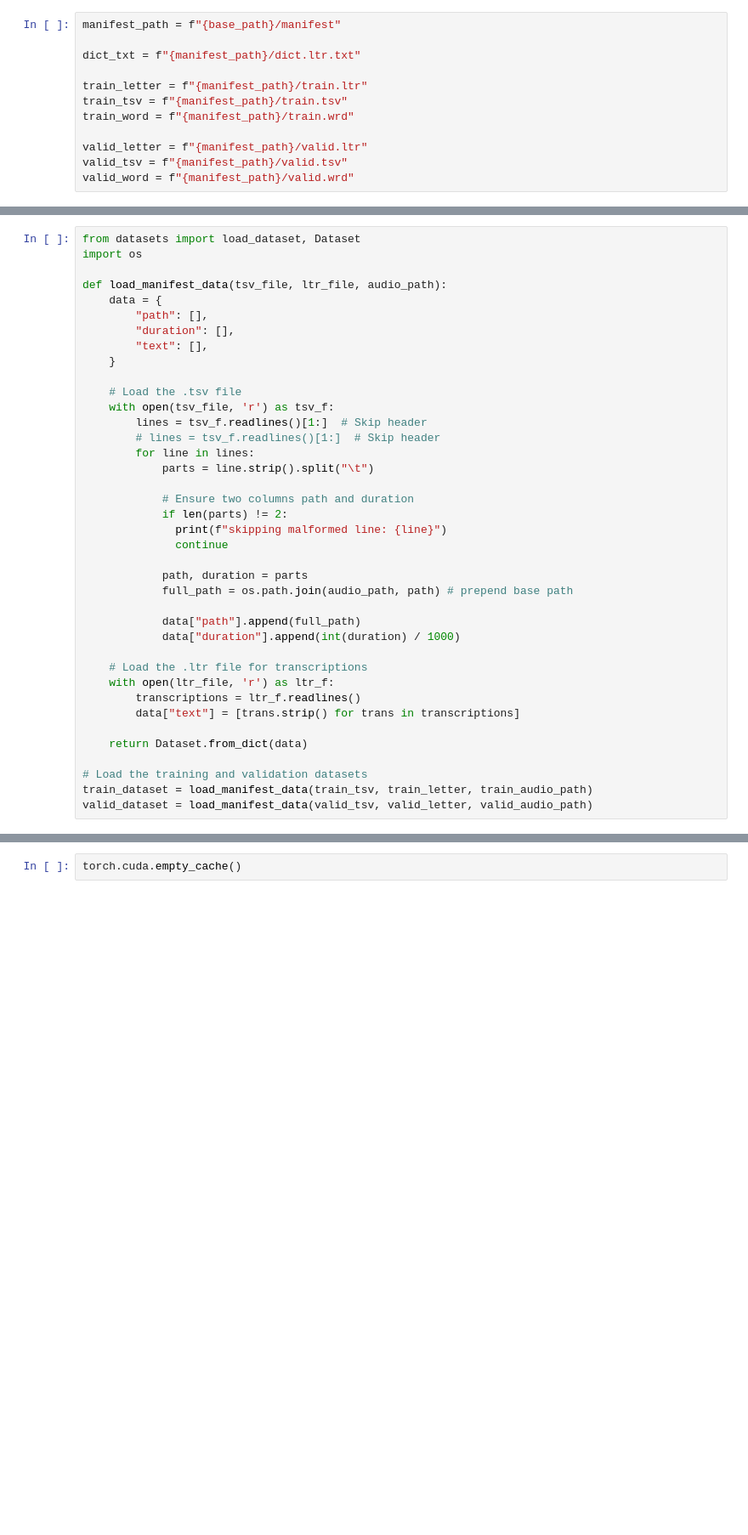
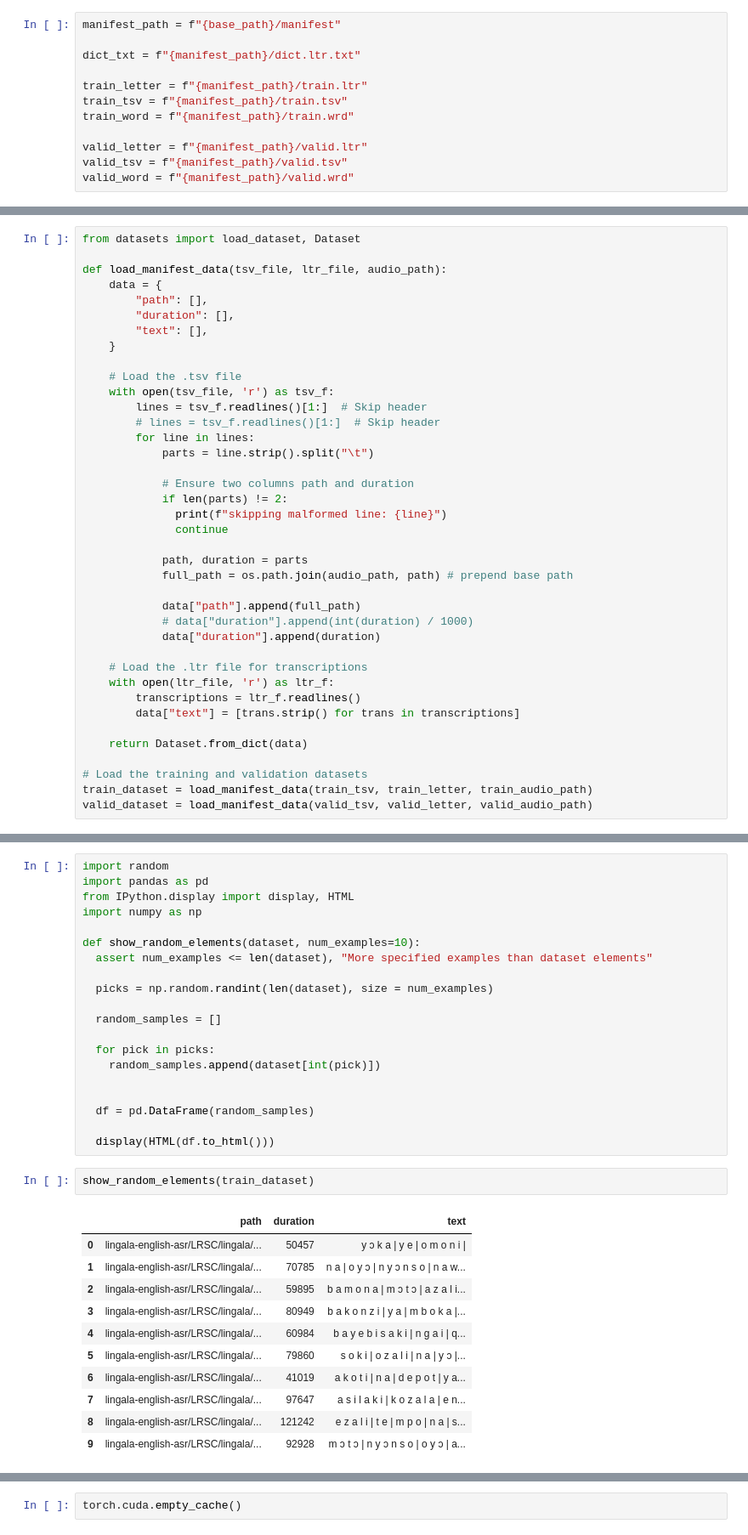
Before and after one commit to Moses05/CardiovascularDiseaseWebApp, a Jupyter notebook: lingala_english_asr.ipynb, the cells around one changed output, grey strips where cells are left out. Shown at 85% size. Cells and saved outputs as stored; diff of their text form; blank space fills up the shorter version.

```diff
--- a/lingala_english_asr.ipynb
+++ b/lingala_english_asr.ipynb
@@ -66,6 +59,5 @@ valid_word = f"{manifest_path}/valid.wrd"
 # %%
 from datasets import load_dataset, Dataset
-import os
 
 def load_manifest_data(tsv_file, ltr_file, audio_path):
     data = {
@@ -90,7 +82,8 @@ def load_manifest_data(tsv_file, ltr_file, audio_path):
             full_path = os.path.join(audio_path, path) # prepend base path
 
             data["path"].append(full_path)
-            data["duration"].append(int(duration) / 1000)
+            # data["duration"].append(int(duration) / 1000)
+            data["duration"].append(duration)
 
     # Load the .ltr file for transcriptions
     with open(ltr_file, 'r') as ltr_f:
@@ -116,0 +112,34 @@ model = Wav2Vec2Model.from_pretrained("facebook/wav2vec2-base")
+# %%
+import random
+import pandas as pd
+from IPython.display import display, HTML
+import numpy as np
+
+def show_random_elements(dataset, num_examples=10):
+  assert num_examples <= len(dataset), "More specified examples than dataset elements"
+
+  picks = np.random.randint(len(dataset), size = num_examples)
+
+  random_samples = []
+
+  for pick in picks:
+    random_samples.append(dataset[int(pick)])
+
+
+  df = pd.DataFrame(random_samples)
+
+  display(HTML(df.to_html()))
+# %%
+show_random_elements(train_dataset)
+# %% [output]
+|  | path | duration | text |
+| 0 | lingala-english-asr/LRSC/lingala/... | 50457 | y ɔ k a | y e | o m o n i | |
+| 1 | lingala-english-asr/LRSC/lingala/... | 70785 | n a | o y ɔ | n y ɔ n s o | n a w... |
+| 2 | lingala-english-asr/LRSC/lingala/... | 59895 | b a m o n a | m ɔ t ɔ | a z a l i... |
+| 3 | lingala-english-asr/LRSC/lingala/... | 80949 | b a k o n z i | y a | m b o k a |... |
+| 4 | lingala-english-asr/LRSC/lingala/... | 60984 | b a y e b i s a k i | n g a i | q... |
+| 5 | lingala-english-asr/LRSC/lingala/... | 79860 | s o k i | o z a l i | n a | y ɔ |... |
+| 6 | lingala-english-asr/LRSC/lingala/... | 41019 | a k o t i | n a | d e p o t | y a... |
+| 7 | lingala-english-asr/LRSC/lingala/... | 97647 | a s i l a k i | k o z a l a | e n... |
+| 8 | lingala-english-asr/LRSC/lingala/... | 121242 | e z a l i | t e | m p o | n a | s... |
+| 9 | lingala-english-asr/LRSC/lingala/... | 92928 | m ɔ t ɔ | n y ɔ n s o | o y ɔ | a... |
```
Also changed, not shown: parts of 36 cells of this notebook.
